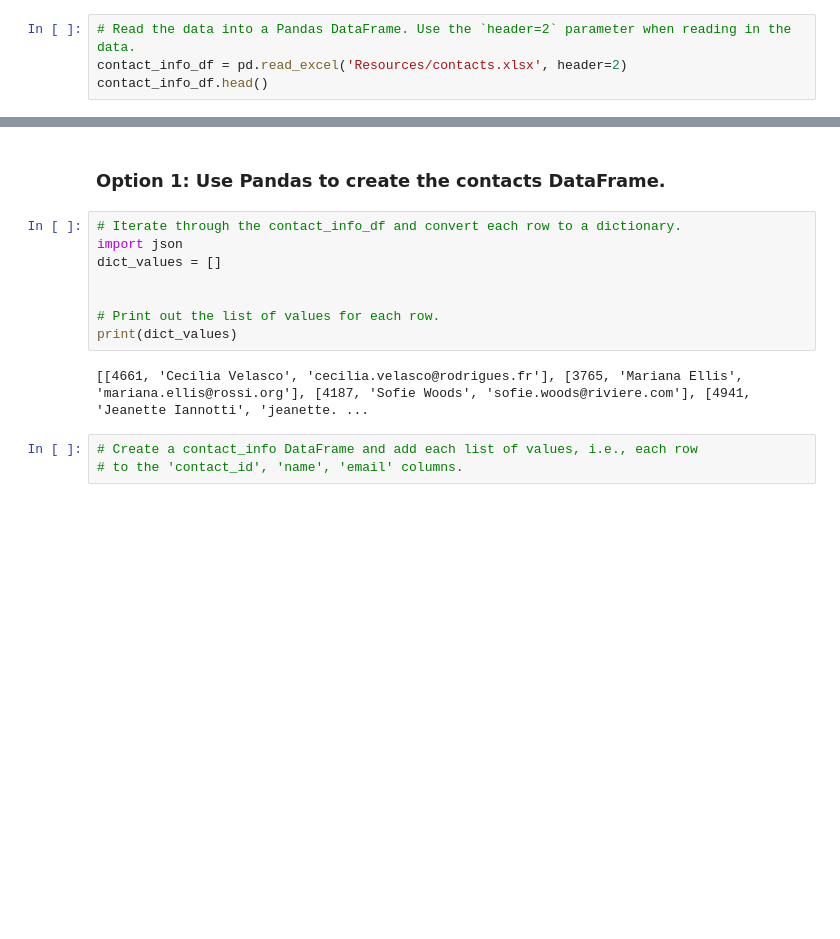
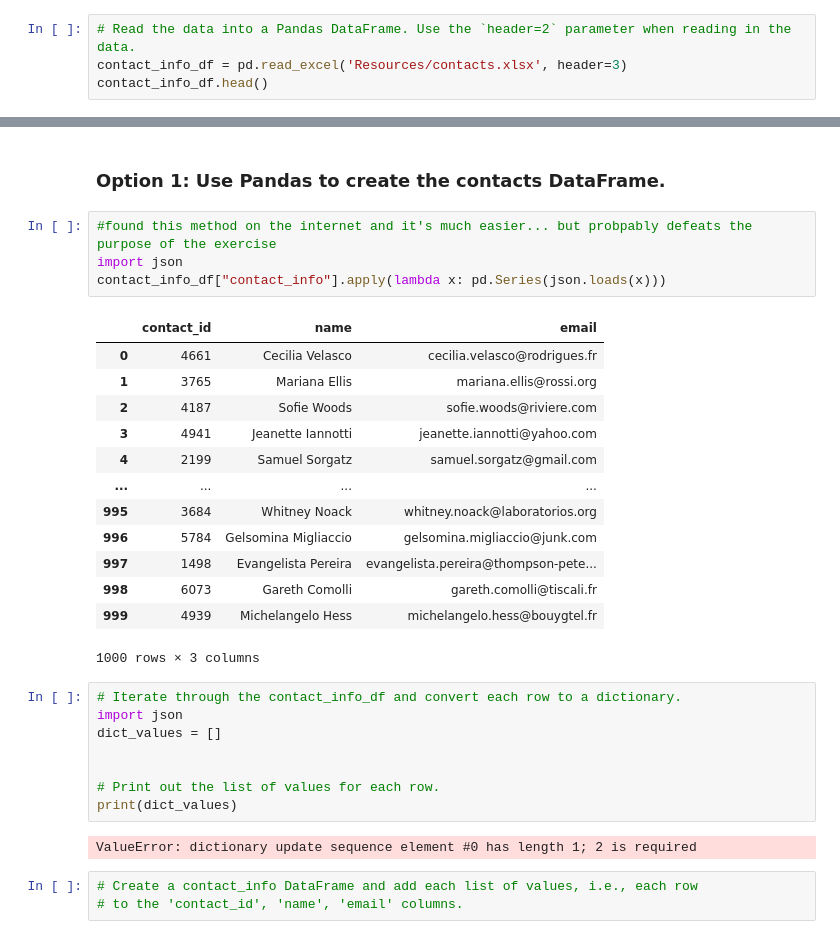
Before and after one commit to EmG3214/crowdfundingETL, a Jupyter notebook: ETL_Mini_Project_Starter_Code.ipynb, the cells around one changed output, grey strips where cells are left out. Cells and saved outputs as stored; diff of their text form; blank space fills up the shorter version.

```diff
--- a/ETL_Mini_Project_Starter_Code.ipynb
+++ b/ETL_Mini_Project_Starter_Code.ipynb
@@ -269,7 +284,7 @@ campaign_cleaned.to_csv("Resources/campaign.csv", index=False)
 ### Extract the contacts.xlsx Data.
 # %%
 # Read the data into a Pandas DataFrame. Use the `header=2` parameter when reading in the data.
-contact_info_df = pd.read_excel('Resources/contacts.xlsx', header=2)
+contact_info_df = pd.read_excel('Resources/contacts.xlsx', header=3)
 contact_info_df.head()
 # %% [output]
 |  | contact_info |
@@ -290,6 +305,24 @@ contact_info_df.head()
 Then export the DataFrame as a `contacts.csv` CSV file.
 # %% [markdown]
 ### Option 1: Use Pandas to create the contacts DataFrame.
+# %%
+#found this method on the internet and it's much easier... but probpably defeats the purpose of the exercise
+import json
+contact_info_df["contact_info"].apply(lambda x: pd.Series(json.loads(x)))
+# %% [output]
+|  | contact_id | name | email |
+| 0 | 4661 | Cecilia Velasco | cecilia.velasco@rodrigues.fr |
+| 1 | 3765 | Mariana Ellis | mariana.ellis@rossi.org |
+| 2 | 4187 | Sofie Woods | sofie.woods@riviere.com |
+| 3 | 4941 | Jeanette Iannotti | jeanette.iannotti@yahoo.com |
+| 4 | 2199 | Samuel Sorgatz | samuel.sorgatz@gmail.com |
+| ... | ... | ... | ... |
+| 995 | 3684 | Whitney Noack | whitney.noack@laboratorios.org |
+| 996 | 5784 | Gelsomina Migliaccio | gelsomina.migliaccio@junk.com |
+| 997 | 1498 | Evangelista Pereira | evangelista.pereira@thompson-pete... |
+| 998 | 6073 | Gareth Comolli | gareth.comolli@tiscali.fr |
+| 999 | 4939 | Michelangelo Hess | michelangelo.hess@bouygtel.fr |
+1000 rows × 3 columns
 # %%
 # Iterate through the contact_info_df and convert each row to a dictionary.
 import json
@@ -299,7 +332,7 @@ dict_values = []
 # Print out the list of values for each row.
 print(dict_values)
 # %% [output]
-[[4661, 'Cecilia Velasco', 'cecilia.velasco@rodrigues.fr'], [3765, 'Mariana Ellis', 'mariana.ellis@rossi.org'], [4187, 'Sofie Woods', 'sofie.woods@riviere.com'], [4941, 'Jeanette Iannotti', 'jeanette. ...
+ValueError: dictionary update sequence element #0 has length 1; 2 is required
 # %%
 # Create a contact_info DataFrame and add each list of values, i.e., each row
 # to the 'contact_id', 'name', 'email' columns.
```
Also changed, not shown: parts of 6 cells of this notebook, 4 other files.
